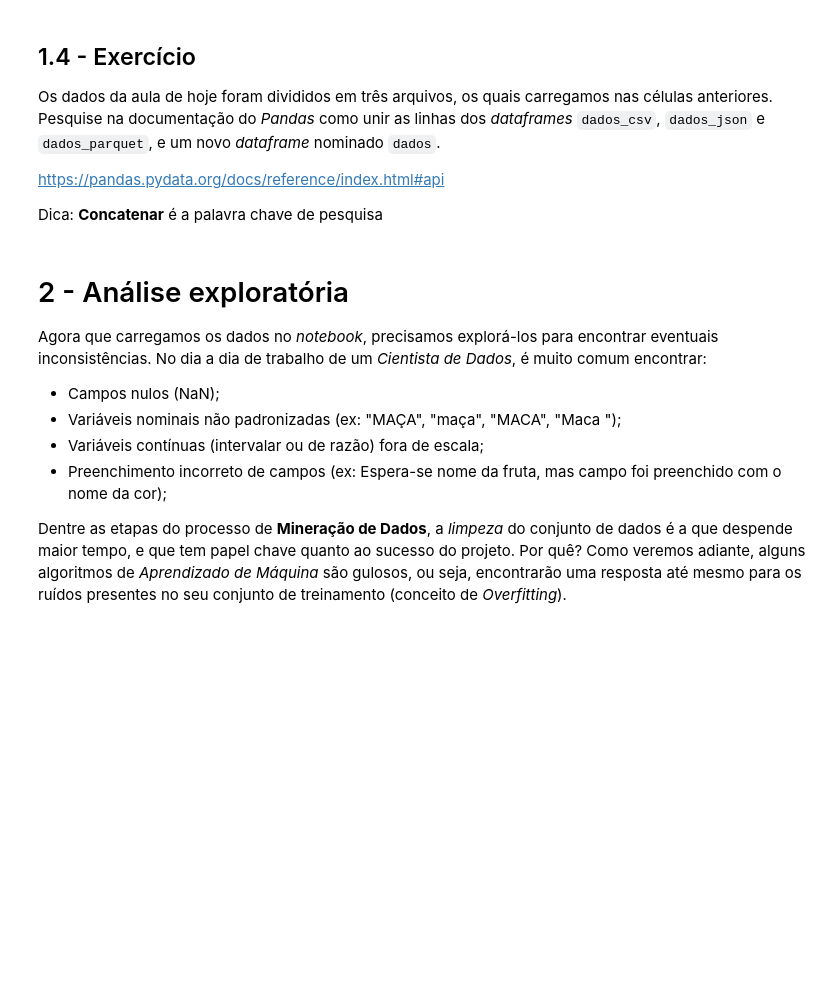
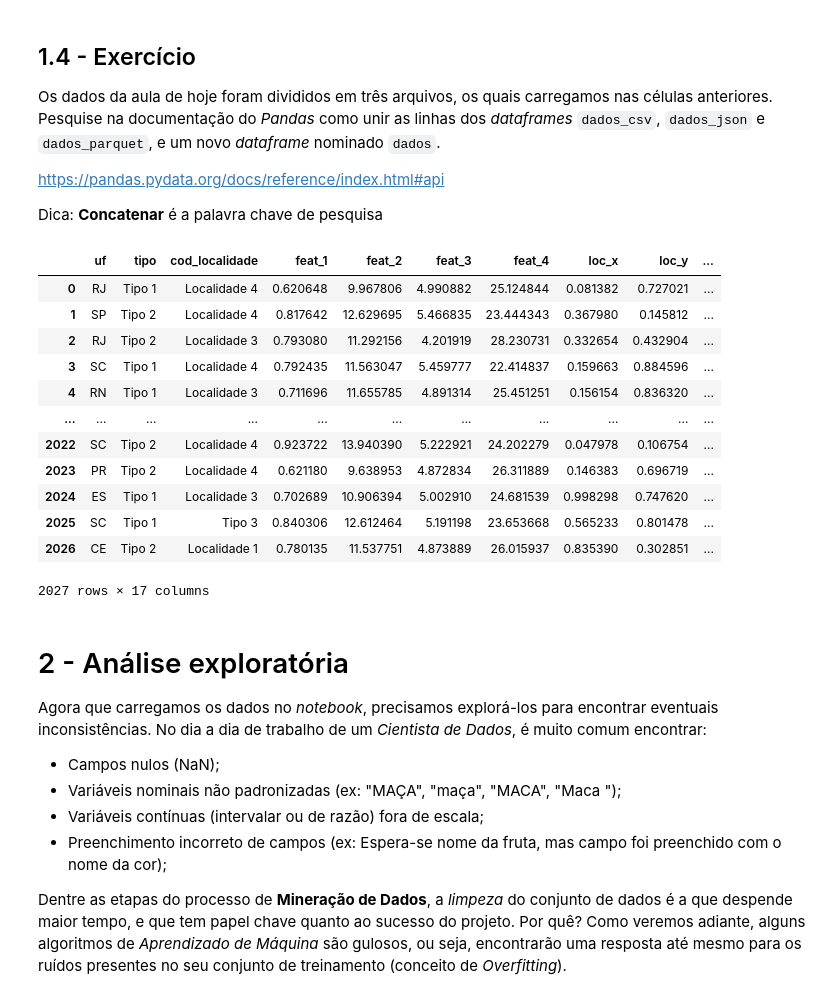
Before and after one commit to victorwasz/datamining-utfpr-2023, a Jupyter notebook: aula_2_e_3/Copia_exercicio_01.ipynb, the cells around one changed output. Cells and saved outputs as stored; diff of their text form; code cells hidden in the pictures; blank space fills up the shorter version.

```diff
--- a/aula_2_e_3/Copia_exercicio_01.ipynb
+++ b/aula_2_e_3/Copia_exercicio_01.ipynb
@@ -106,3 +107,19 @@ dados = dados_csv.copy()
+# %%
+dados
+# %% [output]
+|  | uf | tipo | cod_localidade | feat_1 | feat_2 | feat_3 | feat_4 | loc_x | loc_y | ... |
+| 0 | RJ | Tipo 1 | Localidade 4 | 0.620648 | 9.967806 | 4.990882 | 25.124844 | 0.081382 | 0.727021 | ... |
+| 1 | SP | Tipo 2 | Localidade 4 | 0.817642 | 12.629695 | 5.466835 | 23.444343 | 0.367980 | 0.145812 | ... |
+| 2 | RJ | Tipo 2 | Localidade 3 | 0.793080 | 11.292156 | 4.201919 | 28.230731 | 0.332654 | 0.432904 | ... |
+| 3 | SC | Tipo 1 | Localidade 4 | 0.792435 | 11.563047 | 5.459777 | 22.414837 | 0.159663 | 0.884596 | ... |
+| 4 | RN | Tipo 1 | Localidade 3 | 0.711696 | 11.655785 | 4.891314 | 25.451251 | 0.156154 | 0.836320 | ... |
+| ... | ... | ... | ... | ... | ... | ... | ... | ... | ... | ... |
+| 2022 | SC | Tipo 2 | Localidade 4 | 0.923722 | 13.940390 | 5.222921 | 24.202279 | 0.047978 | 0.106754 | ... |
+| 2023 | PR | Tipo 2 | Localidade 4 | 0.621180 | 9.638953 | 4.872834 | 26.311889 | 0.146383 | 0.696719 | ... |
+| 2024 | ES | Tipo 1 | Localidade 3 | 0.702689 | 10.906394 | 5.002910 | 24.681539 | 0.998298 | 0.747620 | ... |
+| 2025 | SC | Tipo 1 | Tipo 3 | 0.840306 | 12.612464 | 5.191198 | 23.653668 | 0.565233 | 0.801478 | ... |
+| 2026 | CE | Tipo 2 | Localidade 1 | 0.780135 | 11.537751 | 4.873889 | 26.015937 | 0.835390 | 0.302851 | ... |
+2027 rows × 17 columns
 # %% [markdown]
 2 - Análise exploratória
 ===================
```
Also changed, not shown: parts of 11 cells of this notebook.
